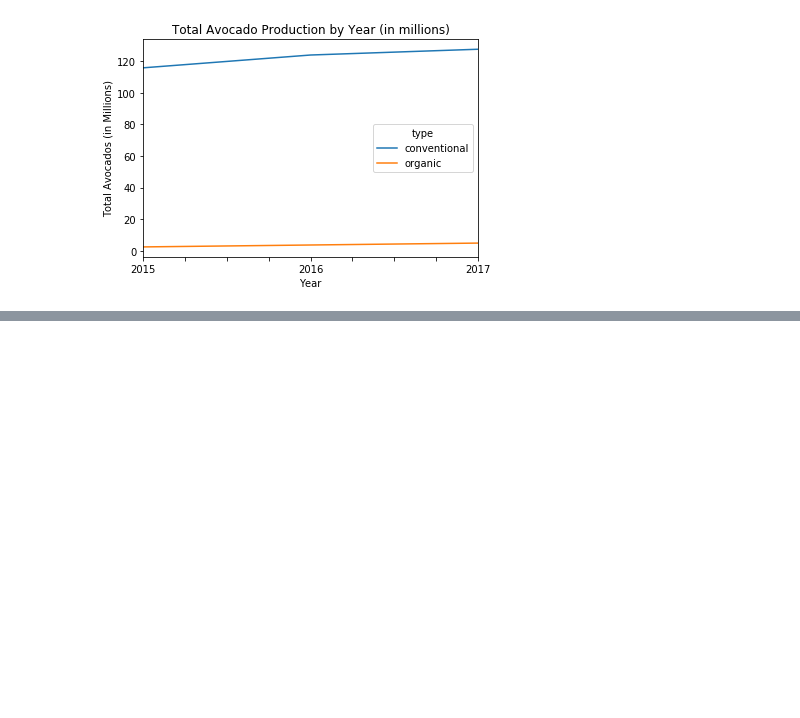
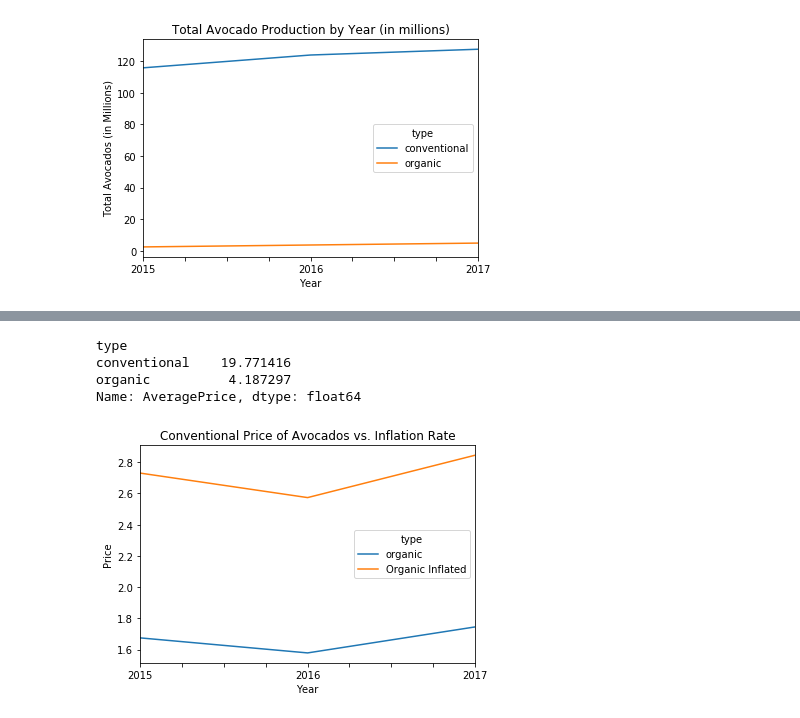
Before and after one commit to lourdesrm/AvocadoMadness, a Jupyter notebook: avocados.ipynb, the cells around one changed output, grey strips where cells are left out. Drawn from its saved outputs; the diff is of its cells as text; code cells hidden in the pictures; blank space fills up the shorter version.

```diff
--- a/avocados.ipynb
+++ b/avocados.ipynb
@@ -707,0 +710,18 @@ Name: AveragePrice, dtype: float64
+# %%
+avg_df3 = avg_df1
+avg_df3 = avg_df3.drop('conventional',1)
+avg_df3 = avg_df3.drop('Conventional Inflated',1)
+avg_df3
+
+ax3 = avg_df3.plot()
+ax3.set_ylabel('Price')
+ax3.set_xlabel('Year')
+ax3.set_title('Conventional Price of Avocados vs. Inflation Rate')
+ax3.get_figure().savefig('Resources/screenshots/ConventionalPriceVsInflation.svg')
+avg_delta
+# %% [output]
+type
+conventional    19.771416
+organic          4.187297
+Name: AveragePrice, dtype: float64
+[figure, added]
```
Also changed, not shown: parts of 15 cells of this notebook, 8 other files.
